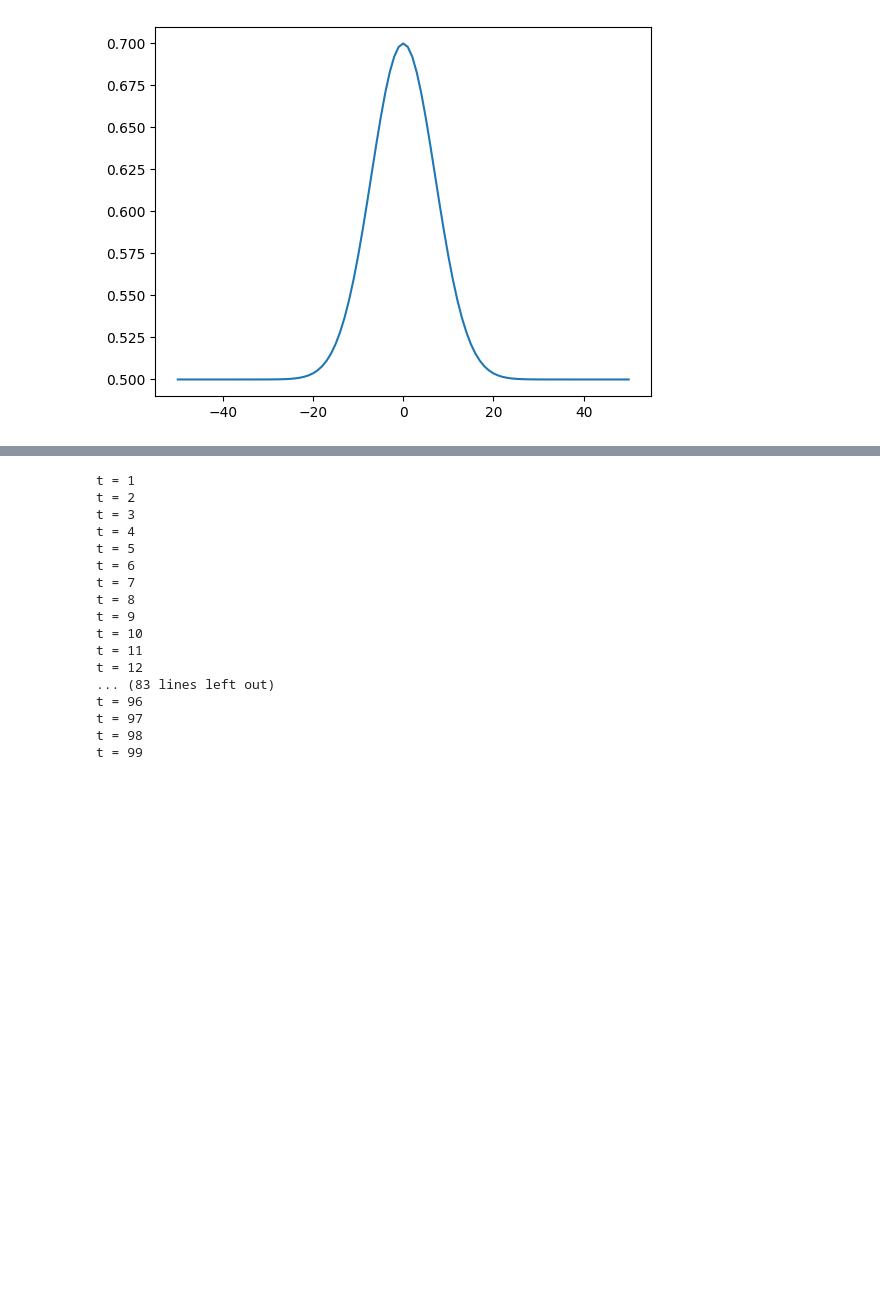
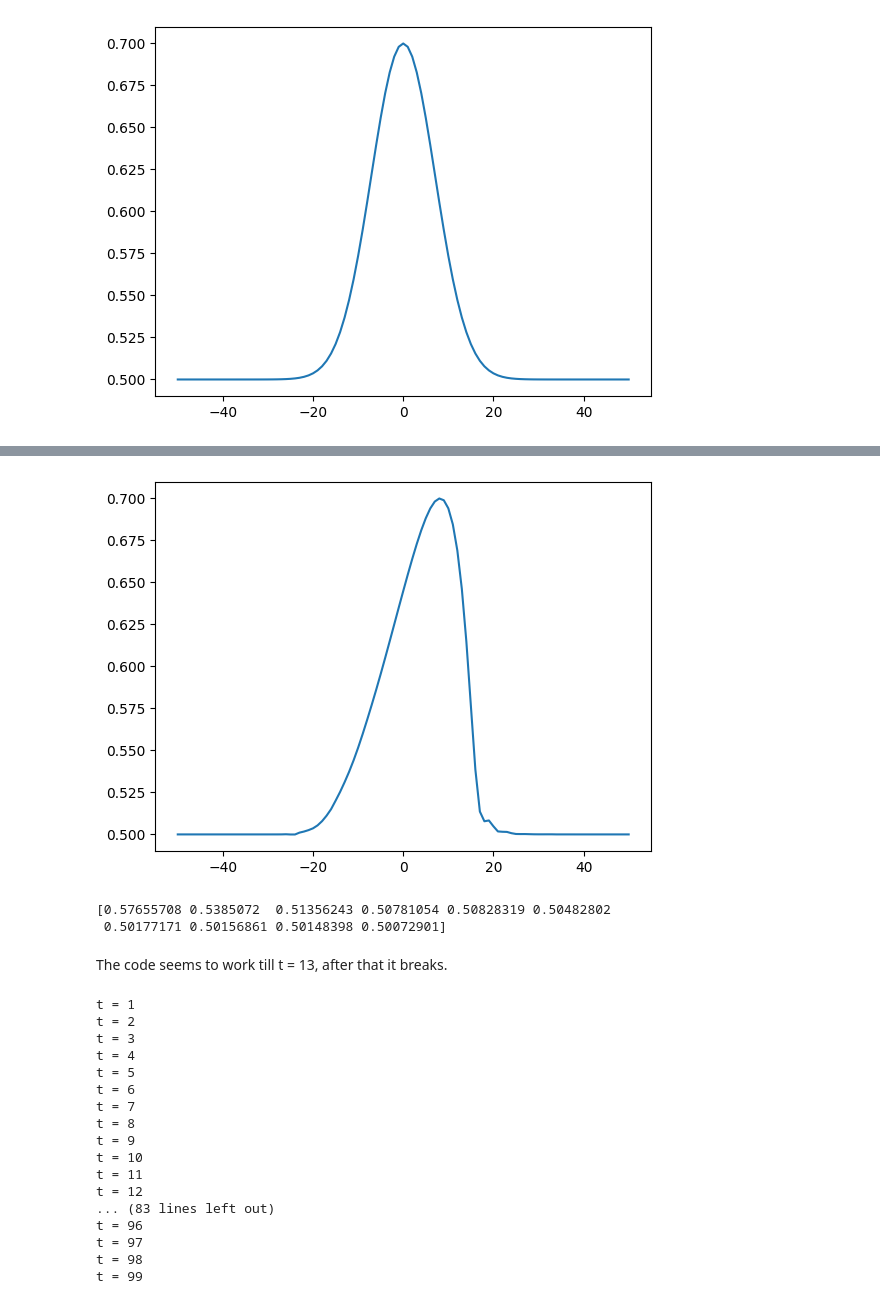
Before and after one commit to atharvanmahajan/Plasma-Physics-Internship, a Jupyter notebook: 1d_rancic_burger.ipynb, the cells around one changed output, grey strips where cells are left out. Cells and saved outputs as stored; diff of their text form; code cells hidden in the pictures; blank space fills up the shorter version.

```diff
--- a/1d_rancic_burger.ipynb
+++ b/1d_rancic_burger.ipynb
@@ -194,3 +194,15 @@ plt.show()
+# %%
+plt.plot(x_coordinates, grid[15, :])
+plt.show()
+# %% [output]
+[figure, added]
+# %%
+print(grid[15, 65:75])
+# %% [output]
+[0.57655708 0.5385072  0.51356243 0.50781054 0.50828319 0.50482802
+ 0.50177171 0.50156861 0.50148398 0.50072901]
+# %% [markdown]
+The code seems to work till t = 13, after that it breaks.
 # %%
 for t in range(1, T):
 #    if t == 1:
```
Also changed, not shown: parts of 1 cell of this notebook, 5 other files.
